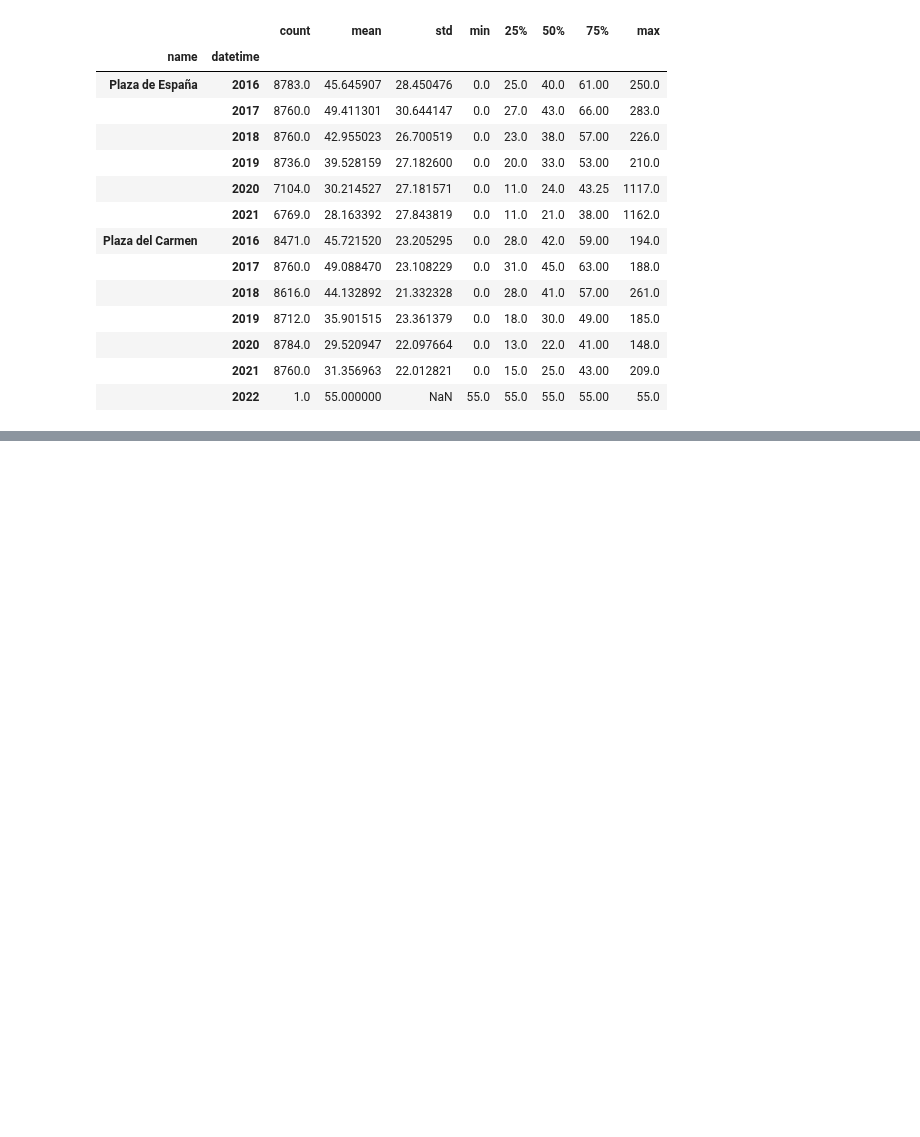
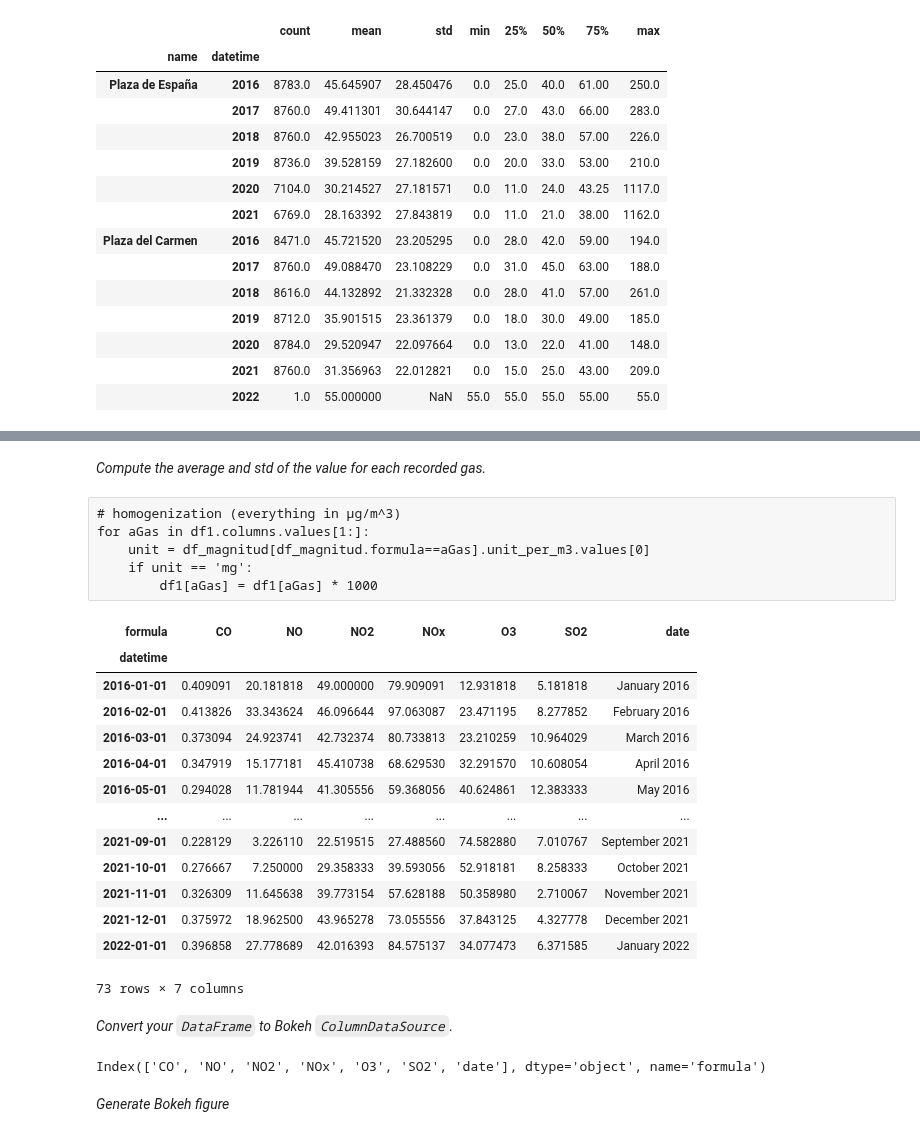
Before and after one commit to Pheithar/socialdata_madridcentral, a Jupyter notebook: Laurine - air quality - exploratory notebook.ipynb, the cells around one changed output, grey strips where cells are left out. Cells and saved outputs as stored; diff of their text form; code cells hidden in the pictures; blank space fills up the shorter version.

```diff
--- a/Laurine - air quality - exploratory notebook.ipynb
+++ b/Laurine - air quality - exploratory notebook.ipynb
@@ -248,0 +258,2 @@ df_focus2.groupby([df_focus2.name, df_focus2.datetime.dt.year]).describe()['valu
+# %% [markdown]
+*Compute the average and std of the value for each recorded gas.*
@@ -248,0 +265,11 @@ df_focus2.groupby([df_focus2.name, df_focus2.datetime.dt.year]).describe()['valu
+# %% [raw]
+# homogenization (everything in µg/m^3)
+for aGas in df1.columns.values[1:]:
+    unit = df_magnitud[df_magnitud.formula==aGas].unit_per_m3.values[0]
+    if unit == 'mg':
+        df1[aGas] = df1[aGas] * 1000
+# %%
+# get mean
+df1_mean = df1.groupby(['datetime']).mean().reset_index()
+df1_mean["datetime"] = pd.to_datetime(df1_mean["datetime"])
+df1_mean = df1_mean.set_index('datetime')
@@ -248,0 +281,19 @@ df_focus2.groupby([df_focus2.name, df_focus2.datetime.dt.year]).describe()['valu
+# %%
+df1_mean
+# %% [output]
+| formula | CO | NO | NO2 | NOx | O3 | SO2 | date |
+| datetime |  |  |  |  |  |  |  |
+| 2016-01-01 | 0.409091 | 20.181818 | 49.000000 | 79.909091 | 12.931818 | 5.181818 | January 2016 |
+| 2016-02-01 | 0.413826 | 33.343624 | 46.096644 | 97.063087 | 23.471195 | 8.277852 | February 2016 |
+| 2016-03-01 | 0.373094 | 24.923741 | 42.732374 | 80.733813 | 23.210259 | 10.964029 | March 2016 |
+| 2016-04-01 | 0.347919 | 15.177181 | 45.410738 | 68.629530 | 32.291570 | 10.608054 | April 2016 |
+| 2016-05-01 | 0.294028 | 11.781944 | 41.305556 | 59.368056 | 40.624861 | 12.383333 | May 2016 |
+| ... | ... | ... | ... | ... | ... | ... | ... |
+| 2021-09-01 | 0.228129 | 3.226110 | 22.519515 | 27.488560 | 74.582880 | 7.010767 | September 2021 |
+| 2021-10-01 | 0.276667 | 7.250000 | 29.358333 | 39.593056 | 52.918181 | 8.258333 | October 2021 |
+| 2021-11-01 | 0.326309 | 11.645638 | 39.773154 | 57.628188 | 50.358980 | 2.710067 | November 2021 |
+| 2021-12-01 | 0.375972 | 18.962500 | 43.965278 | 73.055556 | 37.843125 | 4.327778 | December 2021 |
+| 2022-01-01 | 0.396858 | 27.778689 | 42.016393 | 84.575137 | 34.077473 | 6.371585 | January 2022 |
+73 rows × 7 columns
+# %% [markdown]
+*Convert your `DataFrame` to Bokeh `ColumnDataSource`.*
@@ -248,0 +302,6 @@ df_focus2.groupby([df_focus2.name, df_focus2.datetime.dt.year]).describe()['valu
+# %%
+df1_mean.columns
+# %% [output]
+Index(['CO', 'NO', 'NO2', 'NOx', 'O3', 'SO2', 'date'], dtype='object', name='formula')
+# %% [markdown]
+*Generate Bokeh figure*
```
Also changed, not shown: parts of 17 cells of this notebook, 1 other file.
